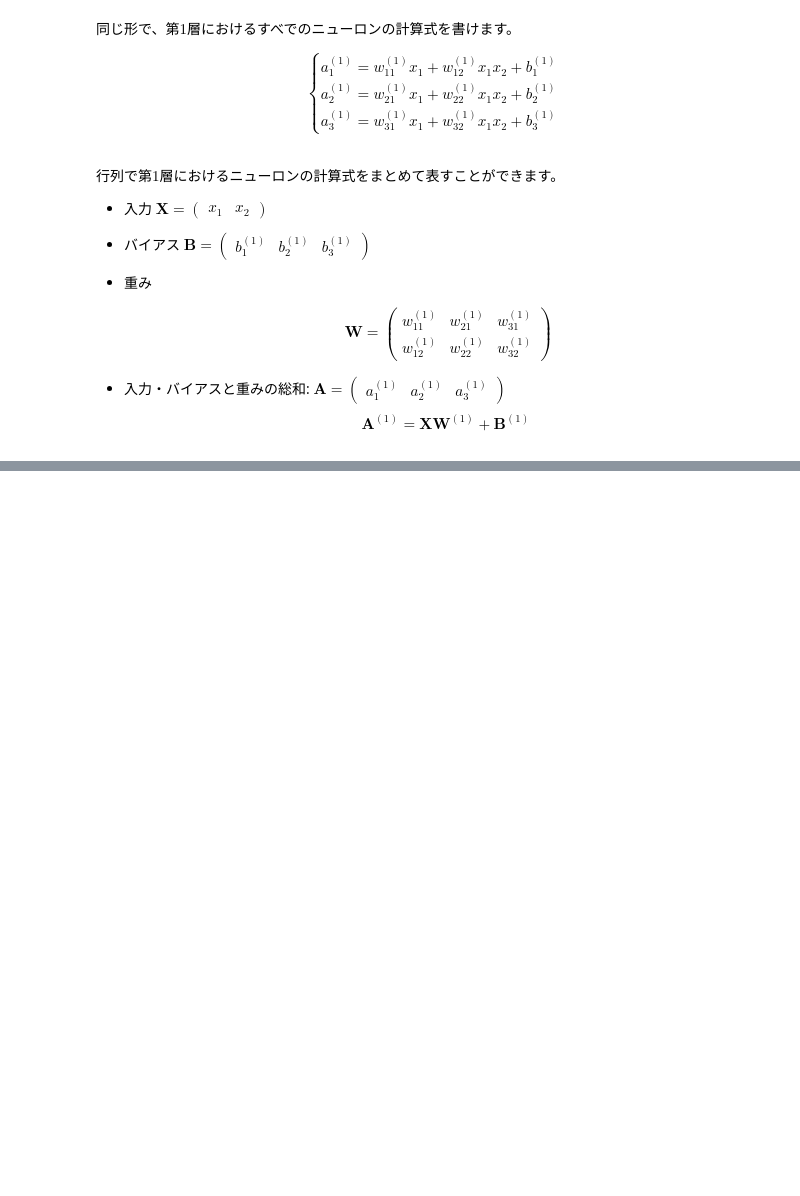
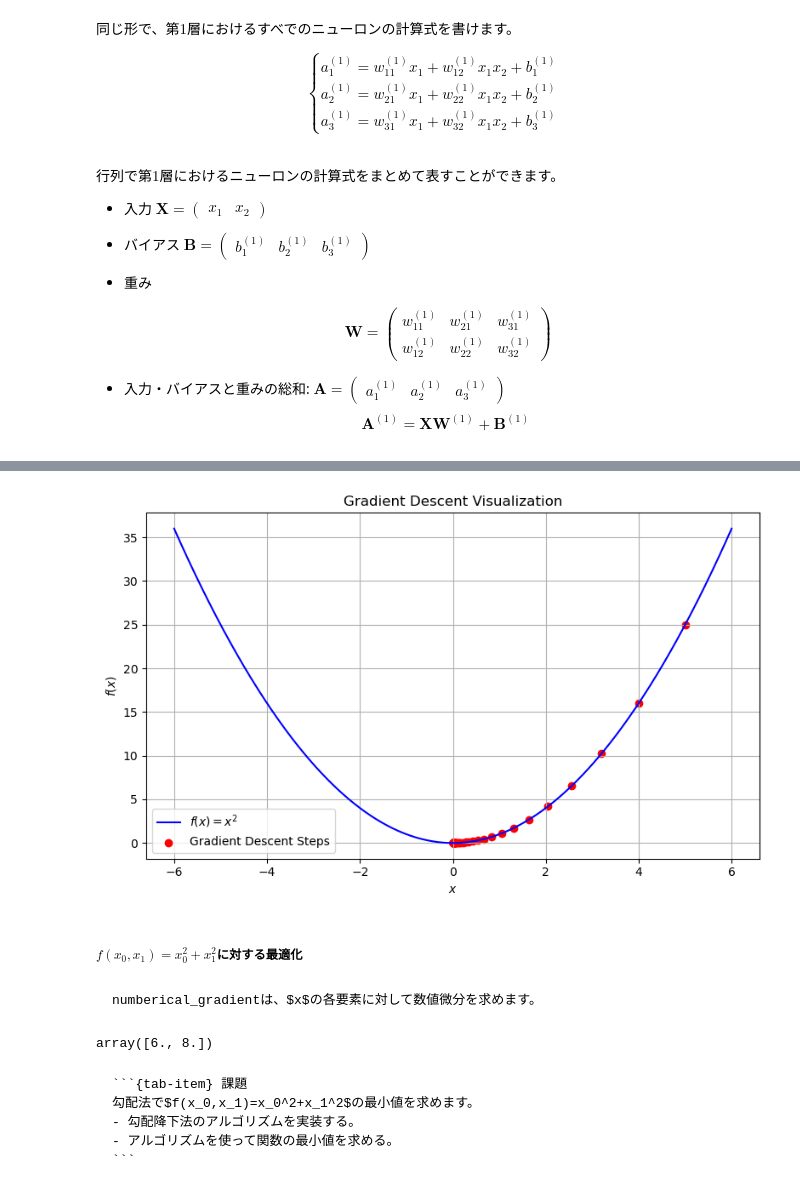
Before and after one commit to lvzeyu/css_nlp, a Jupyter notebook: _sources/notebook/NN.ipynb, the cells around one changed output, grey strips where cells are left out. Saved outputs shown, nothing was run; the diff lists cells and outputs as text; code cells hidden in the pictures; blank space fills up the shorter version.

`````diff
--- a/_sources/notebook/NN.ipynb
+++ b/_sources/notebook/NN.ipynb
@@ -138,0 +277,29 @@ $$
+# %%
+import numpy as np
+import matplotlib.pyplot as plt
+
+# 関数とその勾配
+def function_f(x):
+    return x ** 2
+
+def numerical_gradient(f, x, h=1e-5):
+    return (f(x + h) - f(x - h)) / (2 * h)
+# %%
+def gradient_descent(initial_x, learning_rate, num_iterations):
+    x = initial_x
+    x_history = [x]
+
+    for i in range(num_iterations):
+        grad = numerical_gradient(function_f, x)
+        x = x - learning_rate * grad
+        x_history.append(x)
+        if i % 10 == 0:
+            print("Iteration {}: x = {}, f(x) = {}".format(i, x, function_f(x)))
+
+    return x_history
+# %%
+# パラメータ設定
+initial_x = 5.0
+learning_rate = 0.1
+num_iterations = 100
+x_history = gradient_descent(initial_x, learning_rate, num_iterations)
@@ -138,0 +317,23 @@ $$
+# %%
+# プロット
+x = np.linspace(-initial_x-1, initial_x+1, 400)
+y = function_f(x)
+
+plt.figure(figsize=(8,5))
+plt.plot(x, y, '-b', label='$f(x) = x^2$')
+plt.scatter(x_history, [function_f(i) for i in x_history], c='red', label='Gradient Descent Steps')
+plt.title('Gradient Descent Visualization')
+plt.xlabel('$x$')
+plt.ylabel('$f(x)$')
+plt.legend()
+plt.grid(True)
+plt.tight_layout()
+plt.show()
+# %% [output]
+[figure, added]
+# %% [markdown]
+##### $f(x_0,x_1)=x_0^2+x_1^2$に対する最適化
+# %% [markdown]
+```{margin}
+numberical_gradientは、$x$の各要素に対して数値微分を求めます。
+```
@@ -138,0 +359,13 @@ $$
+# %%
+# 勾配の計算
+numberical_gradient(function_f, np.array([3.0, 4.0]))
+# %% [output]
+array([6., 8.])
+# %% [markdown]
+````{tab-set}
+```{tab-item} 課題
+勾配法で$f(x_0,x_1)=x_0^2+x_1^2$の最小値を求めます。
+- 勾配降下法のアルゴリズムを実装する。
+- アルゴリズムを使って関数の最小値を求める。
+```
+````
`````
Also changed, not shown: parts of 21 cells of this notebook, 22 other files.
